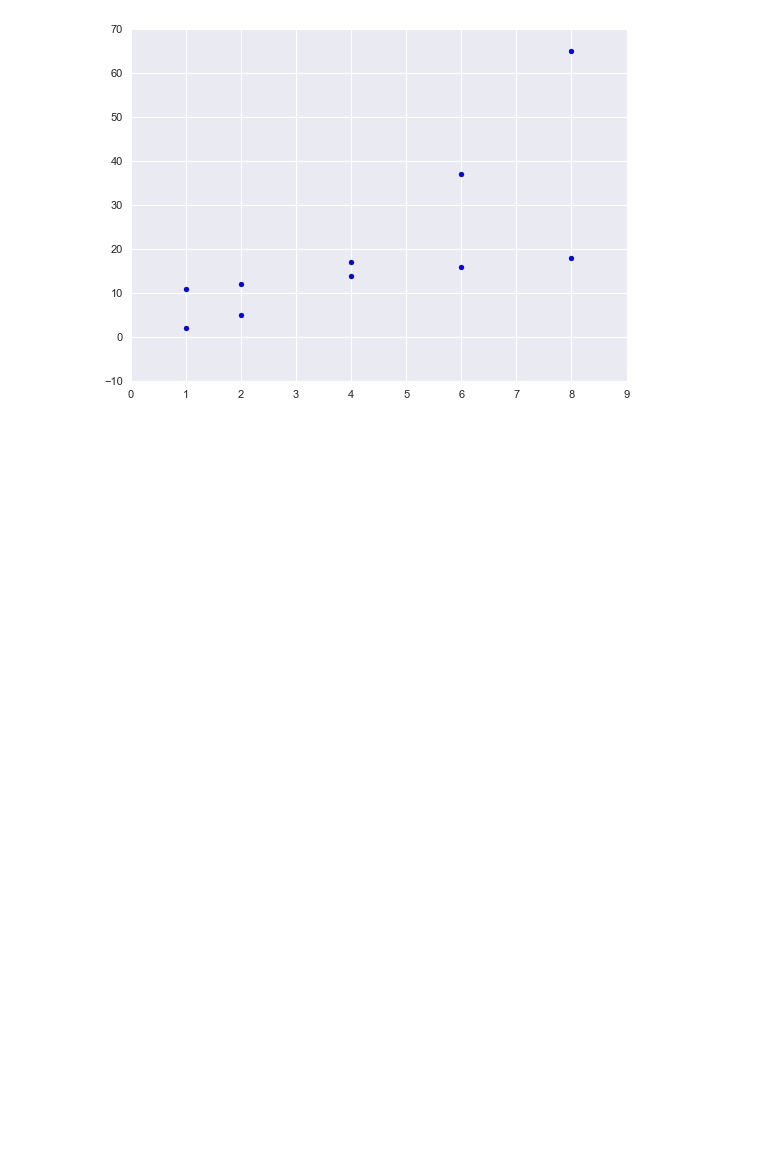
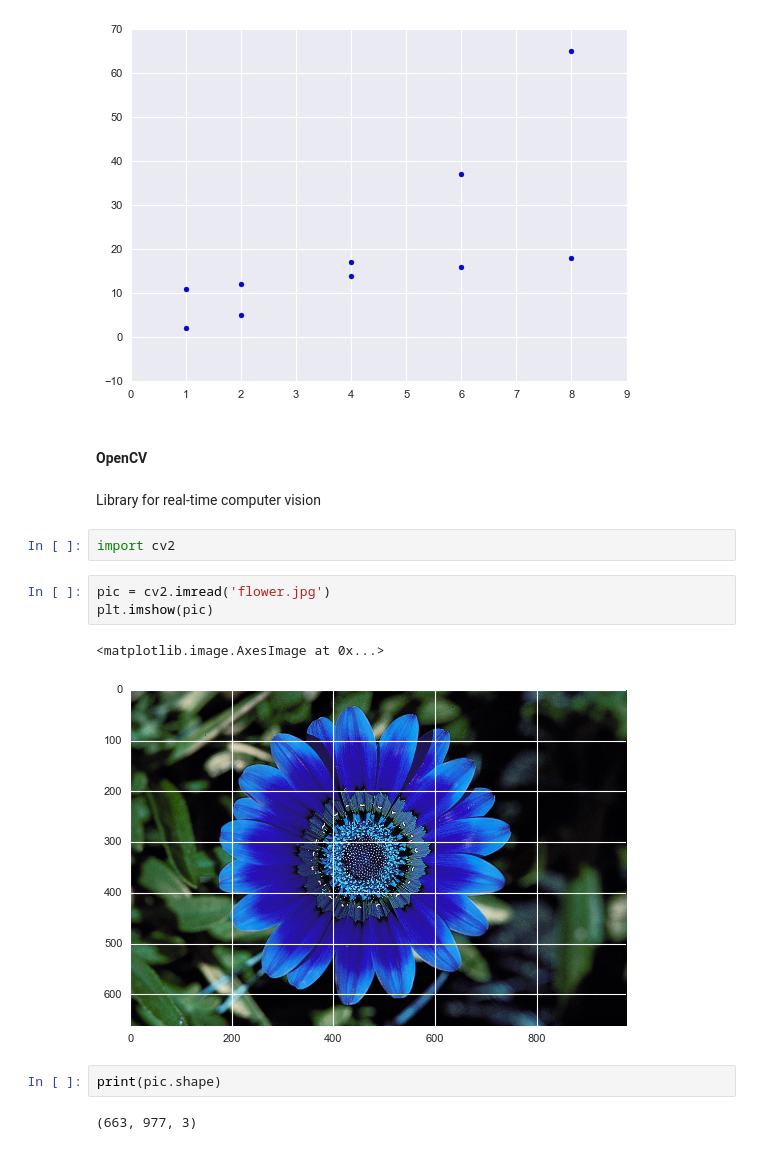
Before and after one commit to vermakhushboo/Machine-Learning-Basics, a Jupyter notebook: Python Libraries.ipynb, the cells around one changed output. Cells and saved outputs as stored; diff of their text form; blank space fills up the shorter version.

```diff
--- a/Python Libraries.ipynb
+++ b/Python Libraries.ipynb
@@ -133,3 +133,19 @@ plt.scatter(x, x + 10, label = "House Price 2")
 # %% [output]
 <matplotlib.collections.PathCollection at 0x...>
 [figure]
+# %% [markdown]
+#### OpenCV
+# %% [markdown]
+Library for real-time computer vision
+# %%
+import cv2
+# %%
+pic = cv2.imread('flower.jpg')
+plt.imshow(pic)
+# %% [output]
+<matplotlib.image.AxesImage at 0x...>
+[figure, added]
+# %%
+print(pic.shape)
+# %% [output]
+(663, 977, 3)
```
Also changed, not shown: parts of 9 cells of this notebook, 1 other file.
